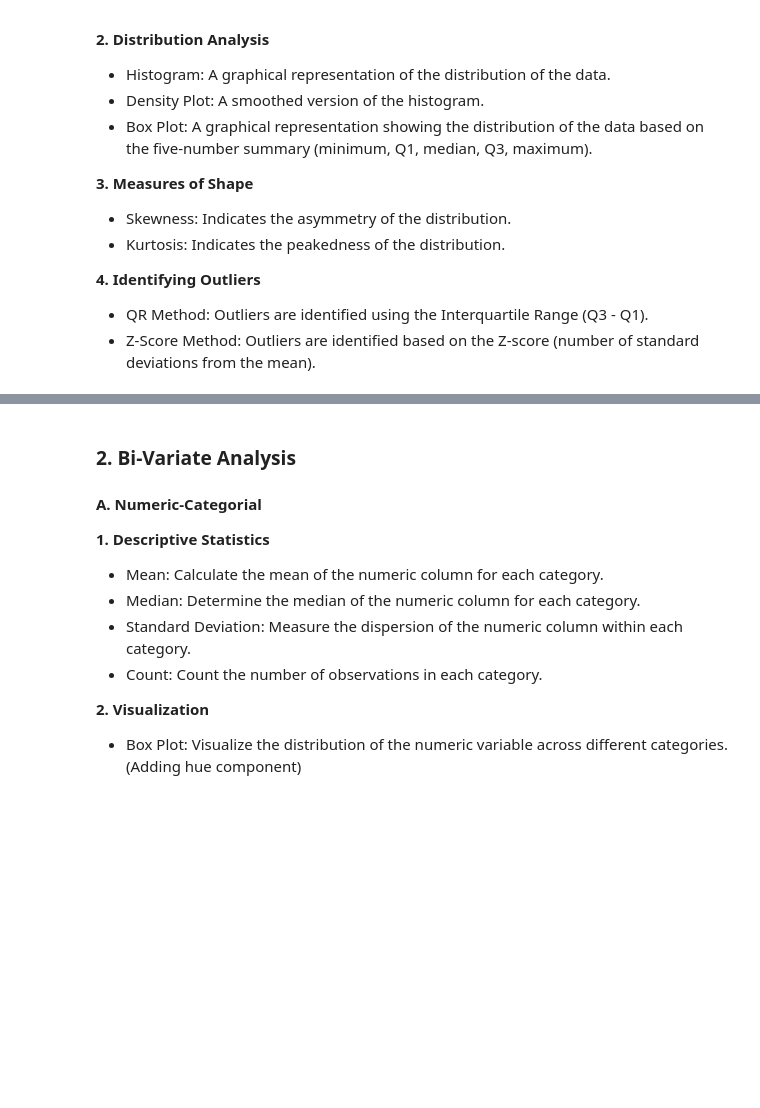
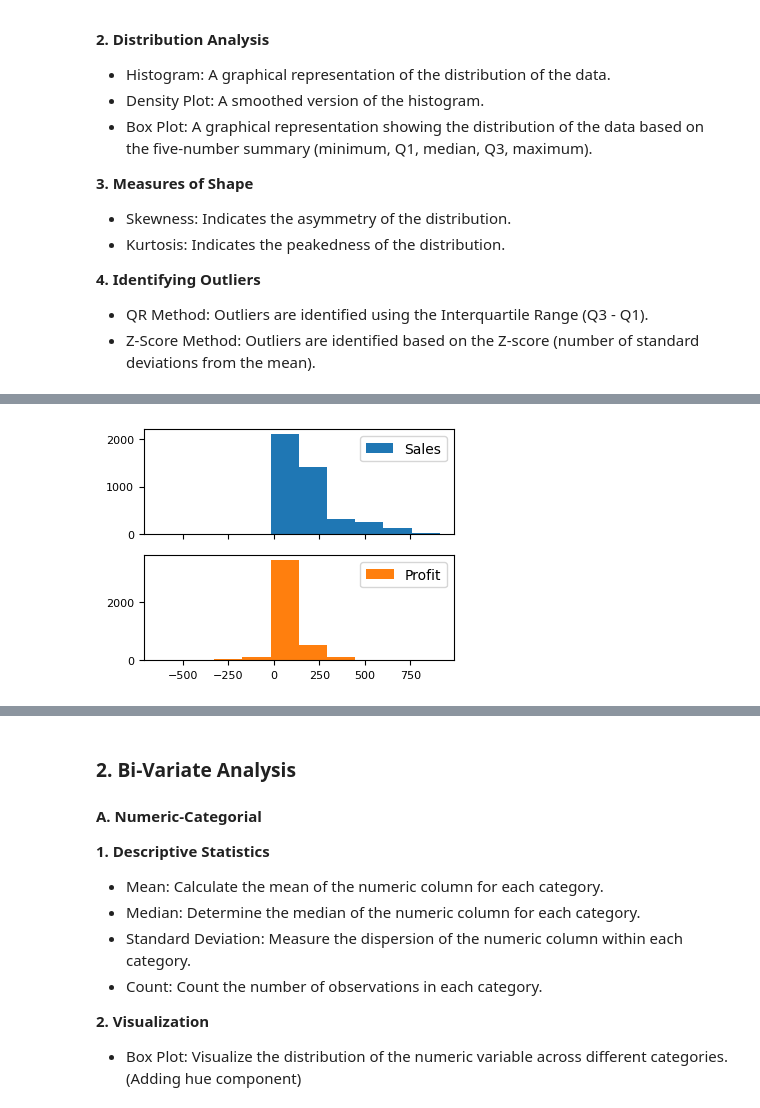
Before and after one commit to knowledge-corner/12_May_2025_Optum_Global, a Jupyter notebook: Classwork/Day - 2 classwork.ipynb, the cells around one changed output, grey strips where cells are left out. Saved outputs shown, nothing was run; the diff lists cells and outputs as text; code cells hidden in the pictures; blank space fills up the shorter version.

```diff
--- a/Classwork/Day - 2 classwork.ipynb
+++ b/Classwork/Day - 2 classwork.ipynb
@@ -1024,0 +588,4 @@ Name: Sales, Length: 4248, dtype: float64
+# %%
+_  = df[["Sales", "Profit"]].plot(kind = "hist", subplots = True, ylabel = "", fontsize = 8)
+# %% [output]
+[figure, added]
```
Also changed, not shown: parts of 119 cells of this notebook.
